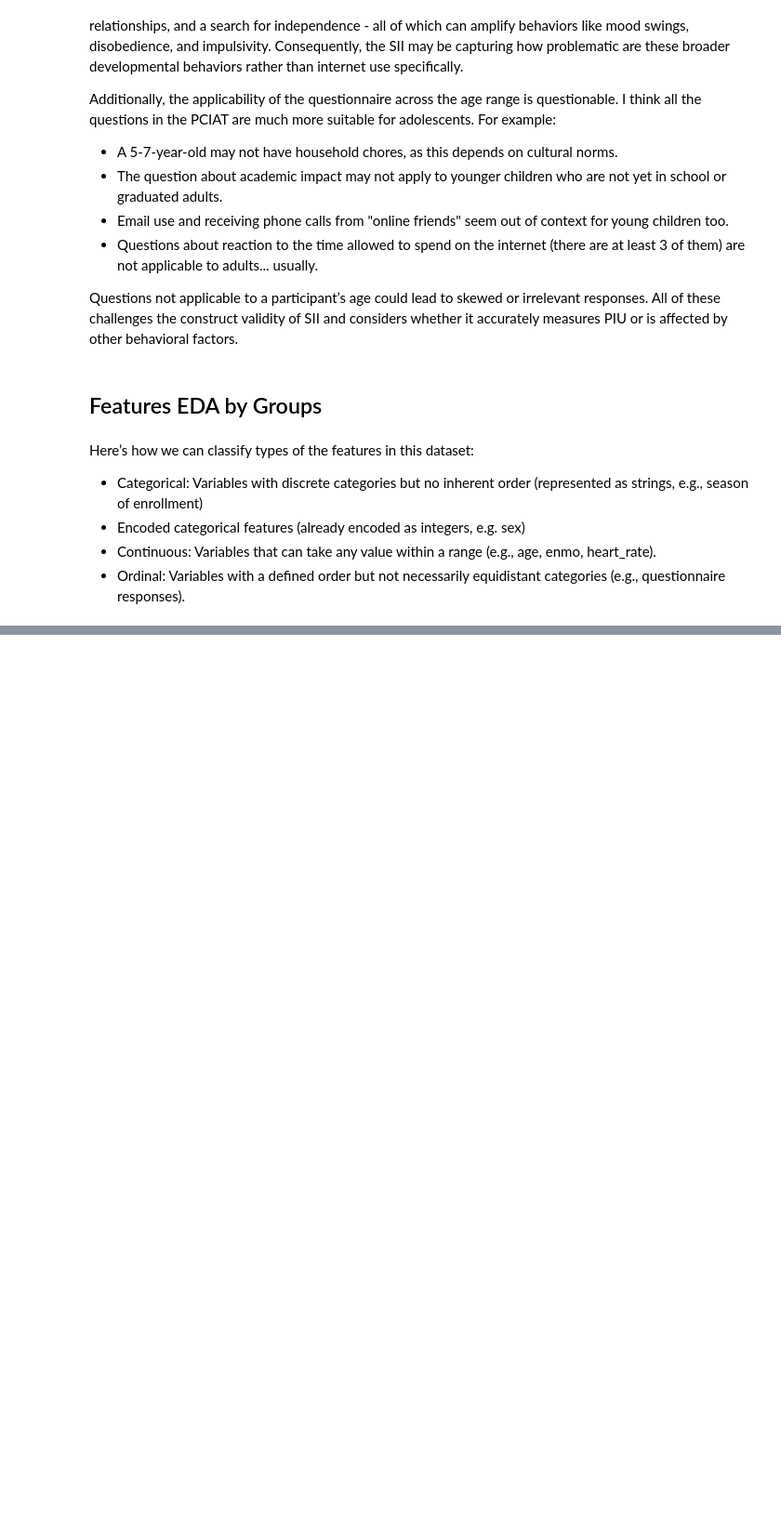
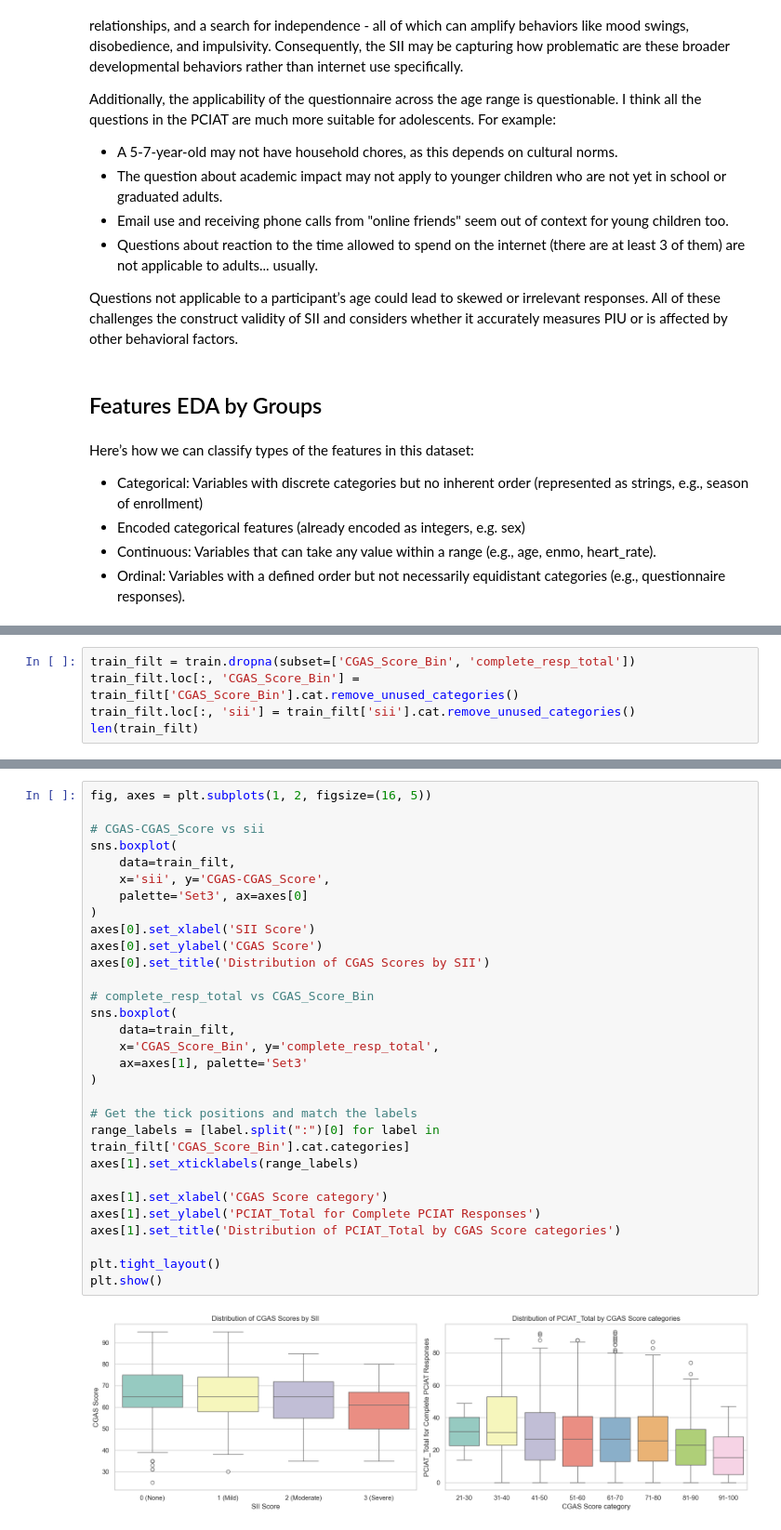
Before and after one commit to AdityaMarne/Kaggle_projects, a Jupyter notebook: ProblematicInternetUse/notebooks/EDA.ipynb, the cells around one changed output, grey strips where cells are left out. Shown at 93% size. Drawn from its saved outputs; the diff is of its cells as text; blank space fills up the shorter version.

```diff
--- a/ProblematicInternetUse/notebooks/EDA.ipynb
+++ b/ProblematicInternetUse/notebooks/EDA.ipynb
@@ -797,0 +1073,5 @@ Here’s how we can classify types of the features in this dataset:
+# %%
+train_filt = train.dropna(subset=['CGAS_Score_Bin', 'complete_resp_total'])
+train_filt.loc[:, 'CGAS_Score_Bin'] = train_filt['CGAS_Score_Bin'].cat.remove_unused_categories()
+train_filt.loc[:, 'sii'] = train_filt['sii'].cat.remove_unused_categories()
+len(train_filt)
@@ -797,0 +1090,32 @@ Here’s how we can classify types of the features in this dataset:
+# %%
+fig, axes = plt.subplots(1, 2, figsize=(16, 5))
+
+# CGAS-CGAS_Score vs sii
+sns.boxplot(
+    data=train_filt,
+    x='sii', y='CGAS-CGAS_Score',
+    palette='Set3', ax=axes[0]
+)
+axes[0].set_xlabel('SII Score')
+axes[0].set_ylabel('CGAS Score')
+axes[0].set_title('Distribution of CGAS Scores by SII')
+
+# complete_resp_total vs CGAS_Score_Bin
+sns.boxplot(
+    data=train_filt,
+    x='CGAS_Score_Bin', y='complete_resp_total',
+    ax=axes[1], palette='Set3'
+)
+
+# Get the tick positions and match the labels
+range_labels = [label.split(":")[0] for label in train_filt['CGAS_Score_Bin'].cat.categories]
+axes[1].set_xticklabels(range_labels)
+
+axes[1].set_xlabel('CGAS Score category')
+axes[1].set_ylabel('PCIAT_Total for Complete PCIAT Responses')
+axes[1].set_title('Distribution of PCIAT_Total by CGAS Score categories')
+
+plt.tight_layout()
+plt.show()
+# %% [output]
+[figure, added]
```
Also changed, not shown: parts of 34 cells of this notebook.
